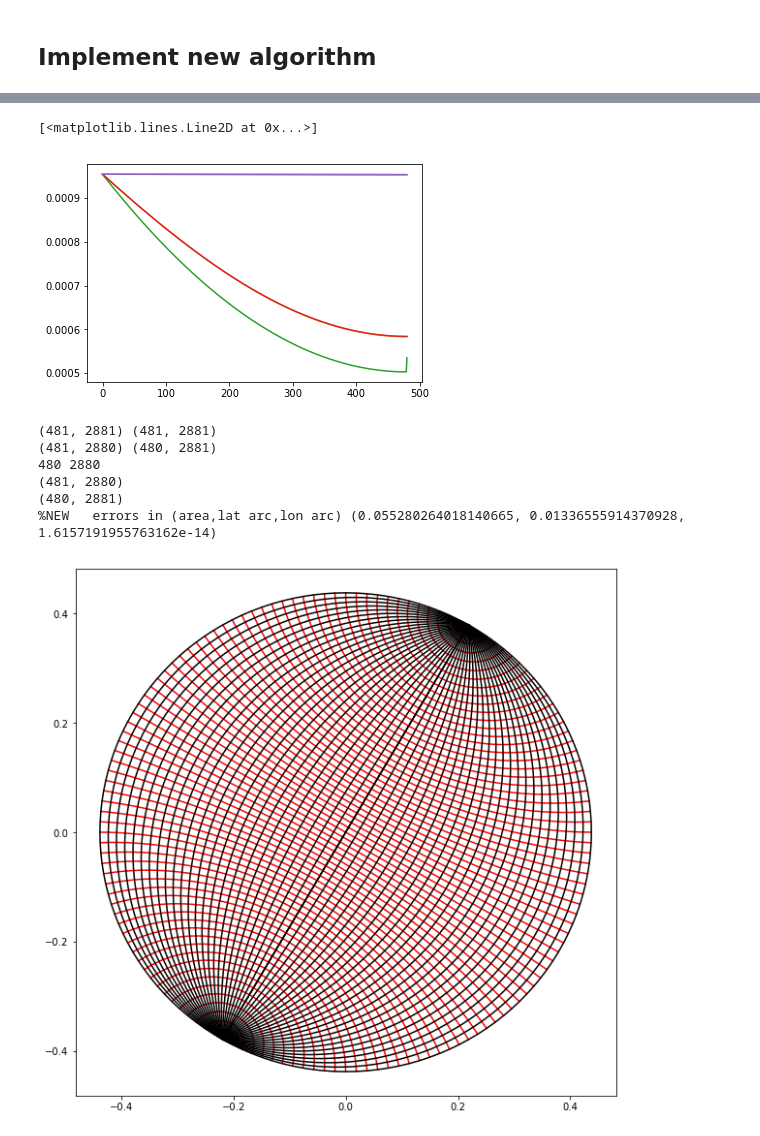
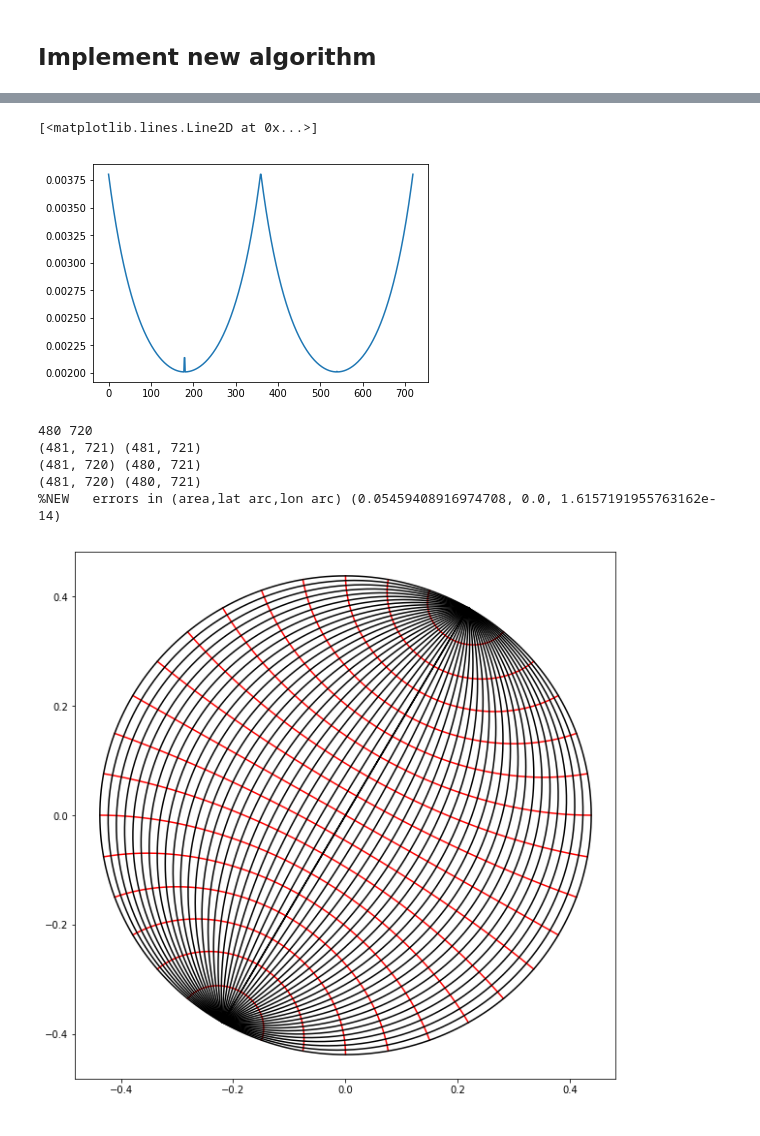
Before and after one commit to nikizadehgfdl/grid_generation, a Jupyter notebook: jupynotebooks/northern_bipole_cap_grid-new.ipynb, the cells around one changed output, grey strips where cells are left out. Drawn from its saved outputs; the diff is of its cells as text; code cells hidden in the pictures.

```diff
--- a/jupynotebooks/northern_bipole_cap_grid-new.ipynb
+++ b/jupynotebooks/northern_bipole_cap_grid-new.ipynb
@@ -178,7 +178,7 @@ def quad_positions(n=3):
 # Specify the grid properties
 # All
 # Specify the desired resolution
-degree_resolution_inverse = 4 #quarter degree grid
+degree_resolution_inverse = 1 #quarter degree grid
 refine=2    # Set to 2 for supergrid
 lenlon=360  # global longitude range
 lon0=-300.  # Starting longitude (longitude of the Northern bipoles)
@@ -322,31 +337,30 @@ plt.plot(dy_quad[:,Ni//2])
 # %%
-plt.plot(dx_quad[:,0])
-plt.plot(dx_quad[:,Ni//8])
-plt.plot(dx_quad[:,Ni//4])
-plt.plot(dx_quad[:,3*Ni//8])
-plt.plot(dx_quad[:,Ni//2])
+#plt.plot(dx_quad[:,0])
+#plt.plot(dx_quad[:,Ni//8])
+plt.plot(dx_quad[-1,:])
+#plt.plot(dx[:,Ni//4])
+##plt.plot(dx_quad[:,3*Ni//8])
+#plt.plot(dx_quad[:,Ni//2])
 # %% [output]
 [<matplotlib.lines.Line2D at 0x...>]
-[figure, old version]
+[figure, new version]
 # %%
+print(Nj_ncap,Ni)
 print(lams.shape,phis.shape)
 print(dx.shape,dy.shape)
-print(Nj_ncap,Ni)
-print(dx_quad.shape)
-print(dy_quad.shape)
+print(dx_quad.shape,dy_quad.shape)
 
 dxdy_quad = dx_quad[:-1,:]*dy_quad[:,:-1]
 
-print("%NEW   errors in (area,lat arc,lon arc)", metrics_error(dx_quad,  dy_quad,  dxdy_quad, lat1=lat0_bp,Re=1))
+print("%NEW   errors in (area,lat arc,lon arc)", metrics_error(dx_quad,  dy_quad[:,:],  dxdy_quad, lat1=lat0_bp,Re=1))
 # %% [output]
-(481, 2881) (481, 2881)
-(481, 2880) (480, 2881)
-480 2880
-(481, 2880)
-(480, 2881)
-%NEW   errors in (area,lat arc,lon arc) (0.055280264018140665, 0.01336555914370928, 1.6157191955763162e-14)
+480 720
+(481, 721) (481, 721)
+(481, 720) (480, 721)
+(481, 720) (480, 721)
+%NEW   errors in (area,lat arc,lon arc) (0.05459408916974708, 0.0, 1.6157191955763162e-14)
 # %%
 plt.figure(figsize=(10,10))
 plot_mesh_in_xyz(lams, phis, stride=20)
 # %% [output]
-[figure, old version]
+[figure, new version]
```
Also changed, not shown: parts of 24 cells of this notebook.
